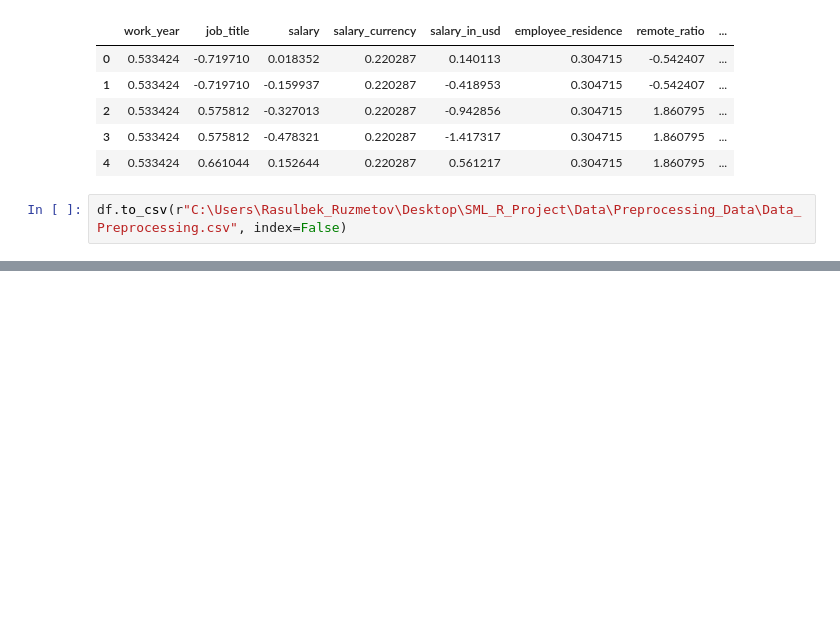
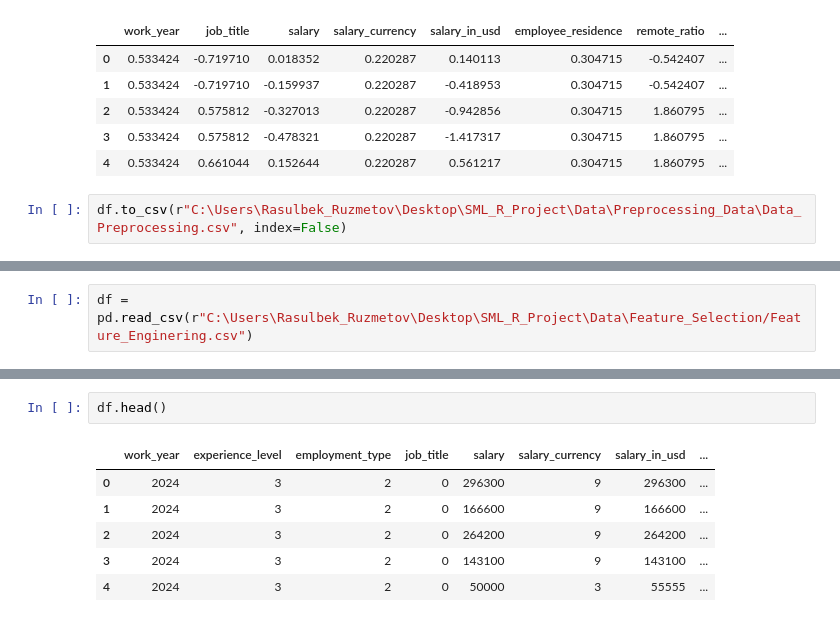
Before and after one commit to rasulbekdeveloper907/ML_Engineer_Salary_Prediction, a Jupyter notebook: Notebooks/data_preprocessing.ipynb, the cells around one changed output, grey strips where cells are left out. Drawn from its saved outputs; the diff is of its cells as text; blank space fills up the shorter version.

```diff
--- a/Notebooks/data_preprocessing.ipynb
+++ b/Notebooks/data_preprocessing.ipynb
@@ -128,0 +130,2 @@ df.to_csv(r"C:\Users\Rasulbek_Ruzmetov\Desktop\SML_R_Project\Data\Preprocessing_
+# %%
+df = pd.read_csv(r"C:\Users\Rasulbek_Ruzmetov\Desktop\SML_R_Project\Data\Feature_Selection/Feature_Enginering.csv")
@@ -128,0 +158,9 @@ df.to_csv(r"C:\Users\Rasulbek_Ruzmetov\Desktop\SML_R_Project\Data\Preprocessing_
+# %%
+df.head()
+# %% [output]
+|  | work_year | experience_level | employment_type | job_title | salary | salary_currency | salary_in_usd | ... |
+| 0 | 2024 | 3 | 2 | 0 | 296300 | 9 | 296300 | ... |
+| 1 | 2024 | 3 | 2 | 0 | 166600 | 9 | 166600 | ... |
+| 2 | 2024 | 3 | 2 | 0 | 264200 | 9 | 264200 | ... |
+| 3 | 2024 | 3 | 2 | 0 | 143100 | 9 | 143100 | ... |
+| 4 | 2024 | 3 | 2 | 0 | 50000 | 3 | 55555 | ... |
```
Also changed, not shown: parts of 21 cells of this notebook, 2 other files.
